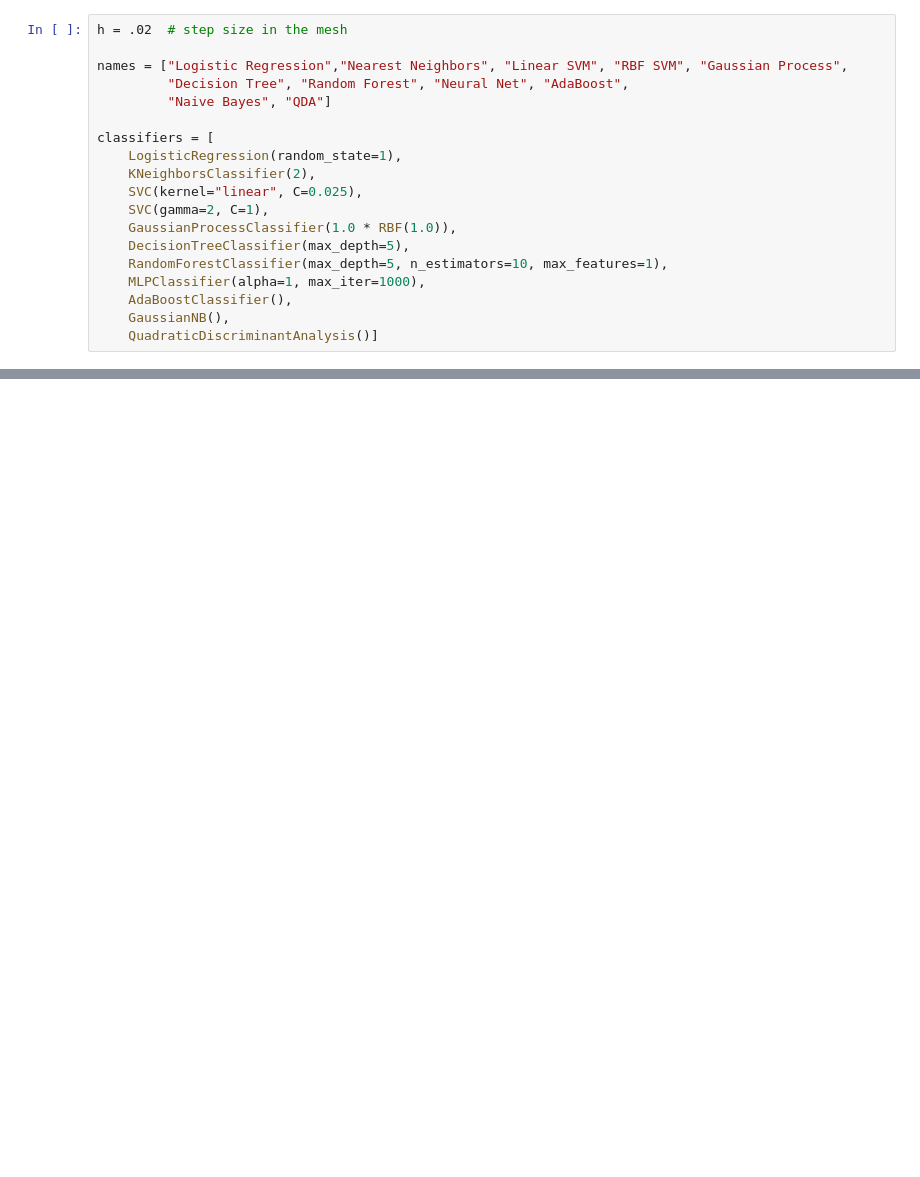
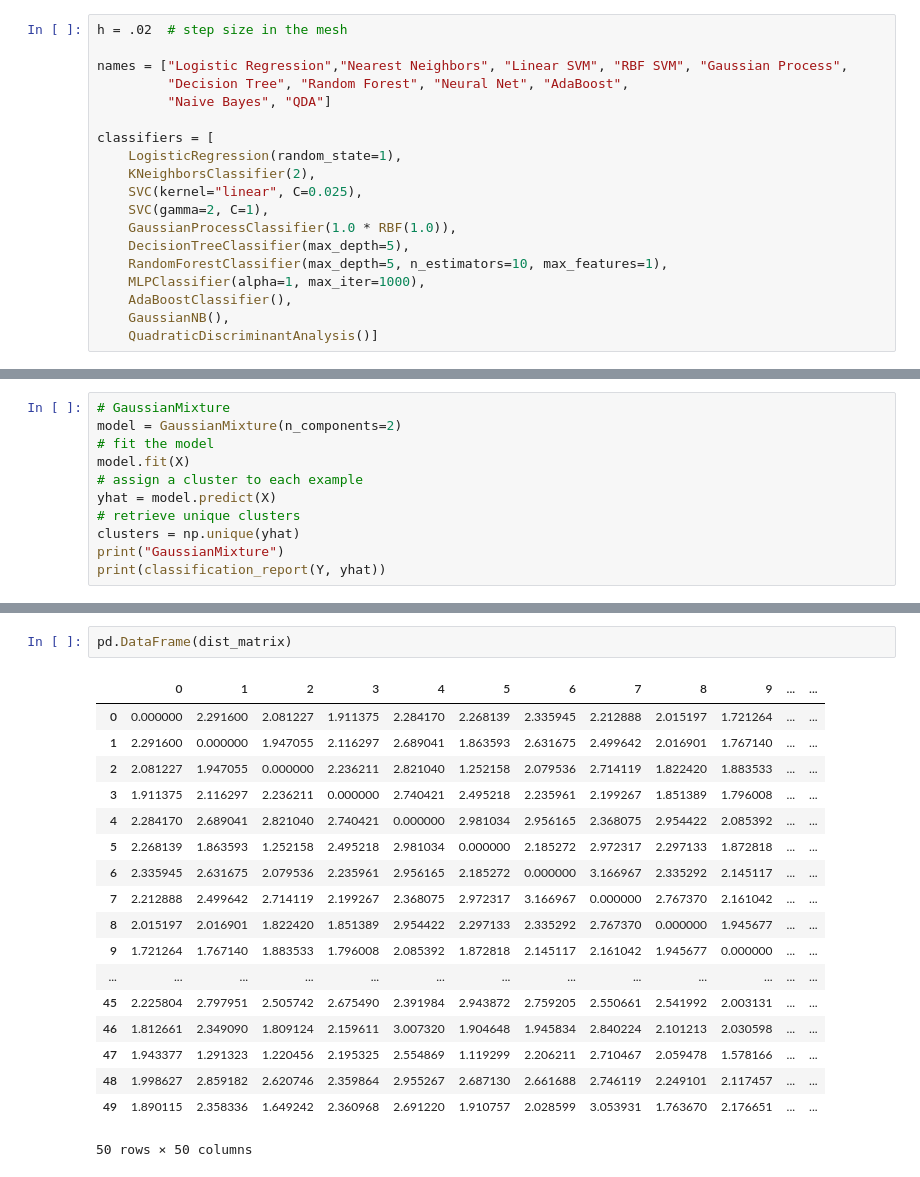
Before and after one commit to habom2310/eye-tracking-in-aviation, a Jupyter notebook: Transition matrix (1, 2 order).ipynb, the cells around one changed output, grey strips where cells are left out. Cells and saved outputs as stored; diff of their text form; blank space fills up the shorter version.

```diff
--- a/Transition matrix (1, 2 order).ipynb
+++ b/Transition matrix (1, 2 order).ipynb
@@ -424,0 +482,11 @@ weighted avg       0.45      0.47      0.45        15
+# %%
+# GaussianMixture
+model = GaussianMixture(n_components=2)
+# fit the model
+model.fit(X)
+# assign a cluster to each example
+yhat = model.predict(X)
+# retrieve unique clusters
+clusters = np.unique(yhat)
+print("GaussianMixture")
+print(classification_report(Y, yhat))
@@ -424,0 +592,21 @@ weighted avg       0.45      0.47      0.45        15
+# %%
+pd.DataFrame(dist_matrix)
+# %% [output]
+|  | 0 | 1 | 2 | 3 | 4 | 5 | 6 | 7 | 8 | 9 | ... | ... |
+| 0 | 0.000000 | 2.291600 | 2.081227 | 1.911375 | 2.284170 | 2.268139 | 2.335945 | 2.212888 | 2.015197 | 1.721264 | ... | ... |
+| 1 | 2.291600 | 0.000000 | 1.947055 | 2.116297 | 2.689041 | 1.863593 | 2.631675 | 2.499642 | 2.016901 | 1.767140 | ... | ... |
+| 2 | 2.081227 | 1.947055 | 0.000000 | 2.236211 | 2.821040 | 1.252158 | 2.079536 | 2.714119 | 1.822420 | 1.883533 | ... | ... |
+| 3 | 1.911375 | 2.116297 | 2.236211 | 0.000000 | 2.740421 | 2.495218 | 2.235961 | 2.199267 | 1.851389 | 1.796008 | ... | ... |
+| 4 | 2.284170 | 2.689041 | 2.821040 | 2.740421 | 0.000000 | 2.981034 | 2.956165 | 2.368075 | 2.954422 | 2.085392 | ... | ... |
+| 5 | 2.268139 | 1.863593 | 1.252158 | 2.495218 | 2.981034 | 0.000000 | 2.185272 | 2.972317 | 2.297133 | 1.872818 | ... | ... |
+| 6 | 2.335945 | 2.631675 | 2.079536 | 2.235961 | 2.956165 | 2.185272 | 0.000000 | 3.166967 | 2.335292 | 2.145117 | ... | ... |
+| 7 | 2.212888 | 2.499642 | 2.714119 | 2.199267 | 2.368075 | 2.972317 | 3.166967 | 0.000000 | 2.767370 | 2.161042 | ... | ... |
+| 8 | 2.015197 | 2.016901 | 1.822420 | 1.851389 | 2.954422 | 2.297133 | 2.335292 | 2.767370 | 0.000000 | 1.945677 | ... | ... |
+| 9 | 1.721264 | 1.767140 | 1.883533 | 1.796008 | 2.085392 | 1.872818 | 2.145117 | 2.161042 | 1.945677 | 0.000000 | ... | ... |
+| ... | ... | ... | ... | ... | ... | ... | ... | ... | ... | ... | ... | ... |
+| 45 | 2.225804 | 2.797951 | 2.505742 | 2.675490 | 2.391984 | 2.943872 | 2.759205 | 2.550661 | 2.541992 | 2.003131 | ... | ... |
+| 46 | 1.812661 | 2.349090 | 1.809124 | 2.159611 | 3.007320 | 1.904648 | 1.945834 | 2.840224 | 2.101213 | 2.030598 | ... | ... |
+| 47 | 1.943377 | 1.291323 | 1.220456 | 2.195325 | 2.554869 | 1.119299 | 2.206211 | 2.710467 | 2.059478 | 1.578166 | ... | ... |
+| 48 | 1.998627 | 2.859182 | 2.620746 | 2.359864 | 2.955267 | 2.687130 | 2.661688 | 2.746119 | 2.249101 | 2.117457 | ... | ... |
+| 49 | 1.890115 | 2.358336 | 1.649242 | 2.360968 | 2.691220 | 1.910757 | 2.028599 | 3.053931 | 1.763670 | 2.176651 | ... | ... |
+50 rows × 50 columns
```
Also changed, not shown: parts of 44 cells of this notebook, 1 other file.
